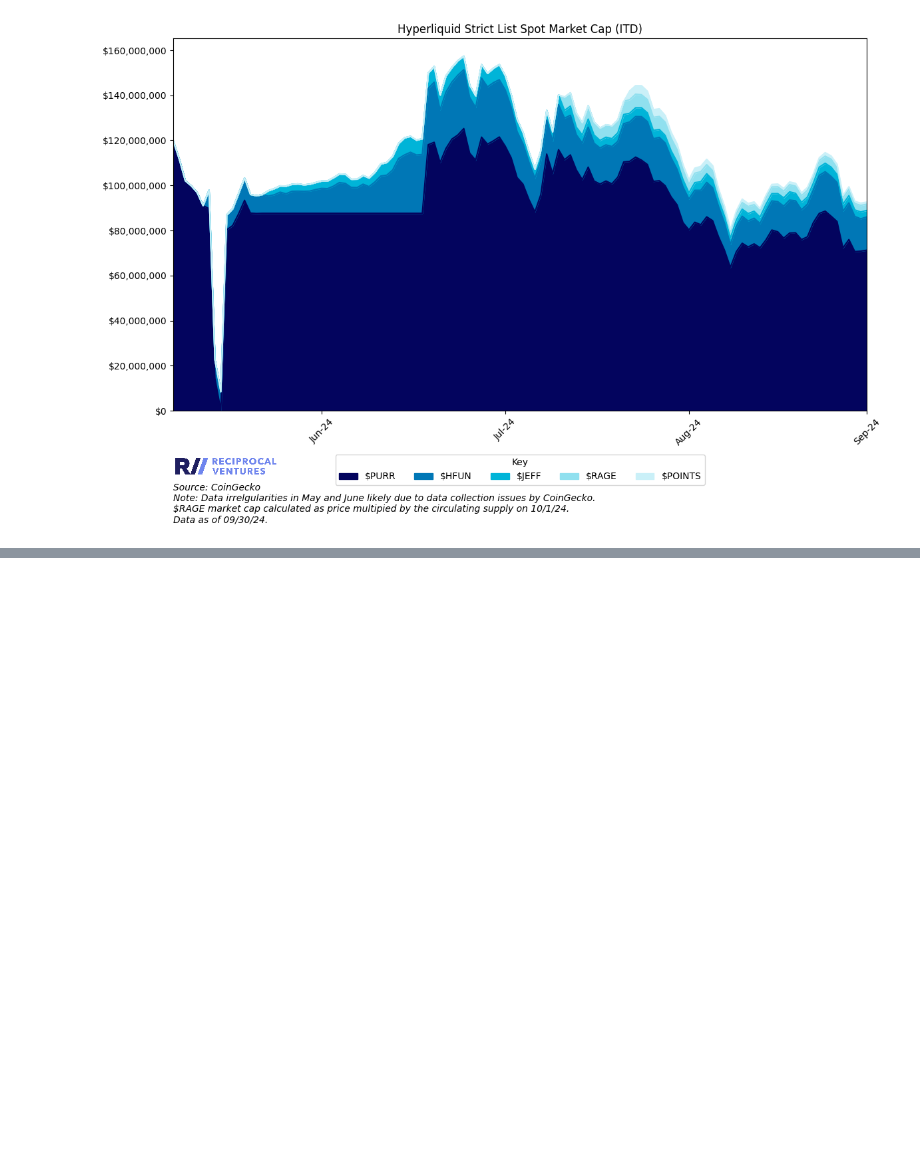
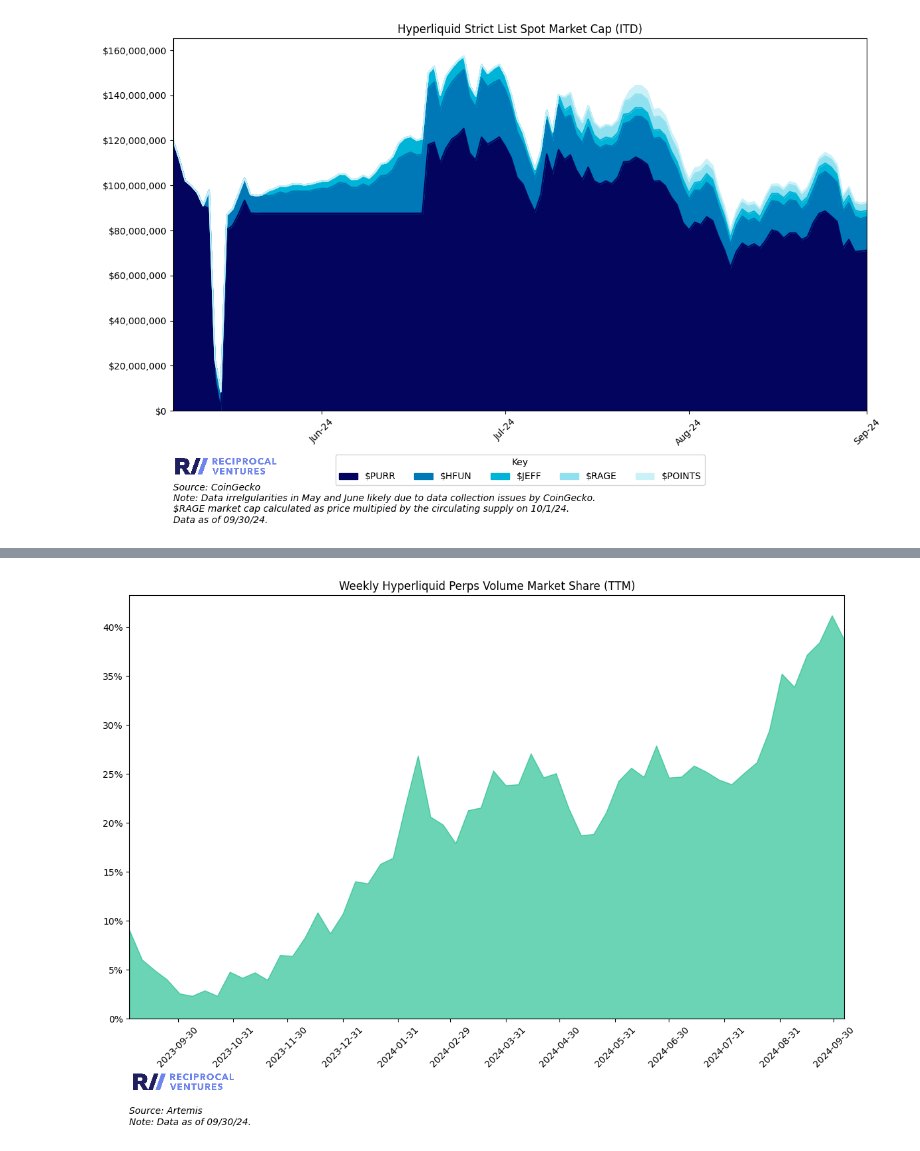
Before and after one commit to jimboevans/Hyperliquid-blog-post, a Jupyter notebook: analysis.ipynb, the cells around one changed output, grey strips where cells are left out. Cells and saved outputs as stored; diff of their text form; code cells hidden in the pictures; blank space fills up the shorter version.

Commit message:
Chart 6

```diff
--- a/analysis.ipynb
+++ b/analysis.ipynb
@@ -469,0 +543,5 @@ plot_hyperliquid_percentage(input_file)
+# %%
+# Chart 6 chart
+plot_hyperliquid_percentage(input_file)
+# %% [output]
+[figure, added]
```
Also changed, not shown: parts of 5 cells of this notebook.
